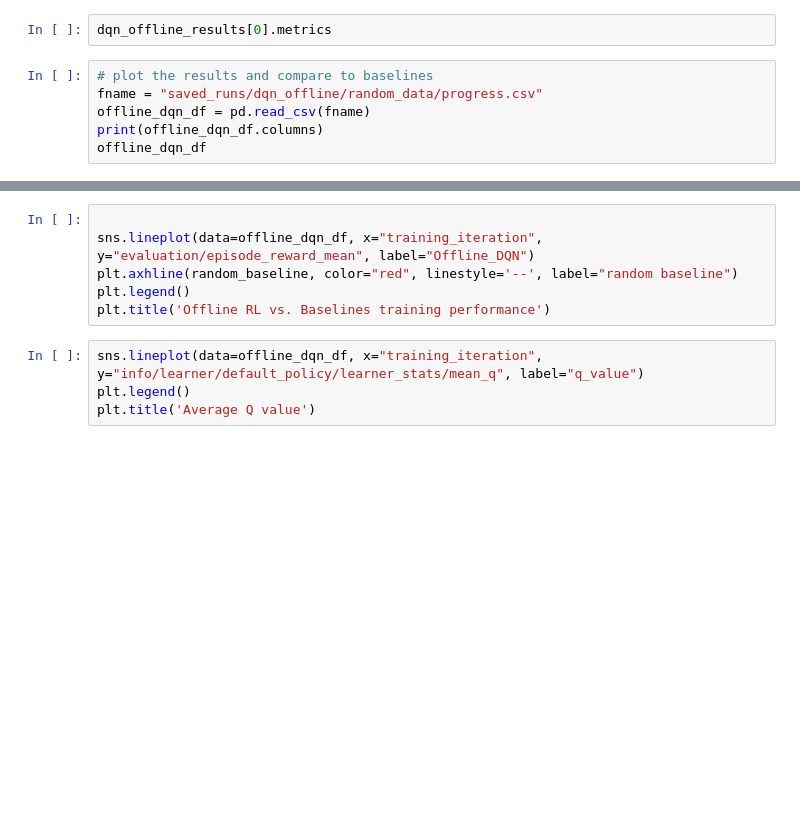
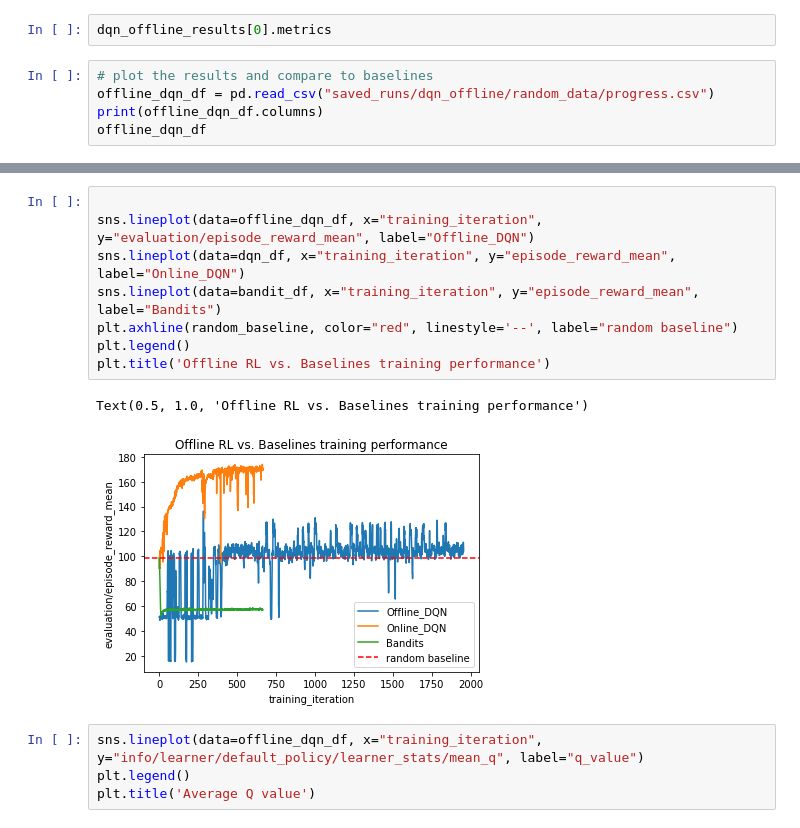
Before and after one commit to anyscale/academy, a Jupyter notebook: ray-rllib/acm_recsys_tutorial_2022/01_anyscale_acm_recsys_tutorial_dryrun_1_sol.ipynb, the cells around one changed output, grey strips where cells are left out. Saved outputs shown, nothing was run; the diff lists cells and outputs as text; blank space fills up the shorter version.

```diff
--- a/ray-rllib/acm_recsys_tutorial_2022/01_anyscale_acm_recsys_tutorial_dryrun_1_sol.ipynb
+++ b/ray-rllib/acm_recsys_tutorial_2022/01_anyscale_acm_recsys_tutorial_dryrun_1_sol.ipynb
@@ -994,7 +979,6 @@ dqn_offline_results
 dqn_offline_results[0].metrics
 # %%
 # plot the results and compare to baselines
-fname = "saved_runs/dqn_offline/random_data/progress.csv"
-offline_dqn_df = pd.read_csv(fname)
+offline_dqn_df = pd.read_csv("saved_runs/dqn_offline/random_data/progress.csv")
 print(offline_dqn_df.columns)
 offline_dqn_df
@@ -1001,9 +1016,14 @@ offline_dqn_df
 # %%
 
 sns.lineplot(data=offline_dqn_df, x="training_iteration", y="evaluation/episode_reward_mean", label="Offline_DQN")
+sns.lineplot(data=dqn_df, x="training_iteration", y="episode_reward_mean", label="Online_DQN")
+sns.lineplot(data=bandit_df, x="training_iteration", y="episode_reward_mean", label="Bandits")
 plt.axhline(random_baseline, color="red", linestyle='--', label="random baseline")
 plt.legend()
 plt.title('Offline RL vs. Baselines training performance')
+# %% [output]
+Text(0.5, 1.0, 'Offline RL vs. Baselines training performance')
+[figure, added]
 # %%
 sns.lineplot(data=offline_dqn_df, x="training_iteration", y="info/learner/default_policy/learner_stats/mean_q", label="q_value")
 plt.legend()
```
Also changed, not shown: parts of 18 cells of this notebook, 7 other files.
